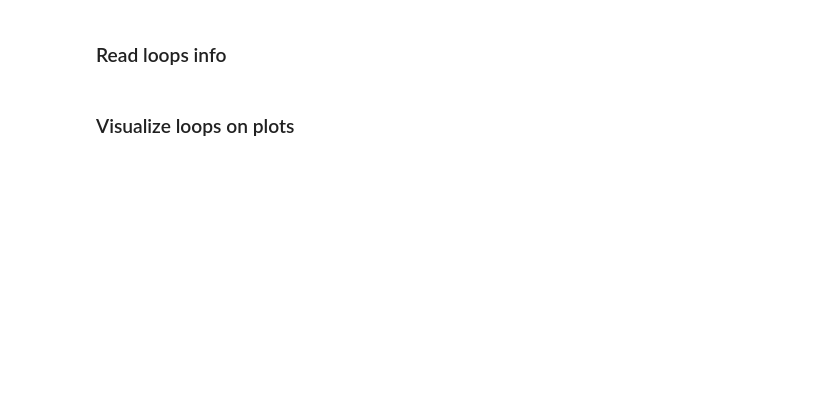
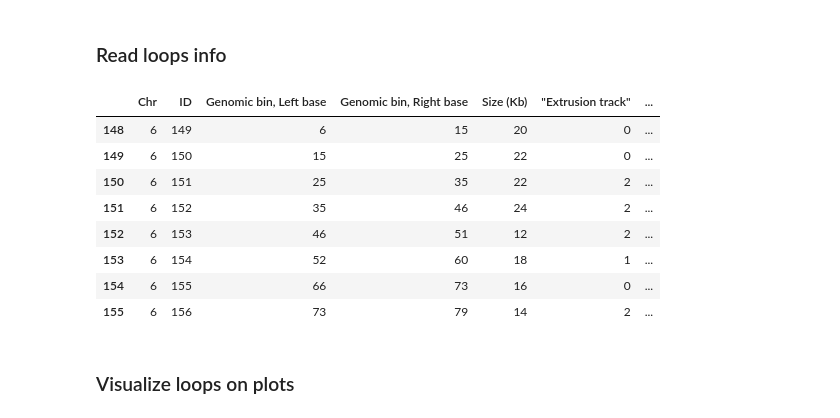
Before and after one commit to GoodBoy962/Dictyostelium-loops, a Jupyter notebook: parsing_coolers.ipynb, the cells around one changed output. Saved outputs shown, nothing was run; the diff lists cells and outputs as text; code cells hidden in the pictures; blank space fills up the shorter version.

```diff
--- a/parsing_coolers.ipynb
+++ b/parsing_coolers.ipynb
@@ -91,6 +91,18 @@ fig.colorbar(im)
 # %%
 loops_info = pandas.read_excel('dicty_loop_positions_Chr1_Chr6.xlsx')
 loops_positions = loops_info[loops_info.Chr == chr_num]
+# %%
+loops_positions[:8]
+# %% [output]
+|  | Chr | ID | Genomic bin, Left base | Genomic bin, Right base | Size (Kb) | "Extrusion track" | ... |
+| 148 | 6 | 149 | 6 | 15 | 20 | 0 | ... |
+| 149 | 6 | 150 | 15 | 25 | 22 | 0 | ... |
+| 150 | 6 | 151 | 25 | 35 | 22 | 2 | ... |
+| 151 | 6 | 152 | 35 | 46 | 24 | 2 | ... |
+| 152 | 6 | 153 | 46 | 51 | 12 | 2 | ... |
+| 153 | 6 | 154 | 52 | 60 | 18 | 1 | ... |
+| 154 | 6 | 155 | 66 | 73 | 16 | 0 | ... |
+| 155 | 6 | 156 | 73 | 79 | 14 | 2 | ... |
 # %% [markdown]
 ### Visualize loops on plots
 # %%
```
Also changed, not shown: parts of 4 cells of this notebook.
